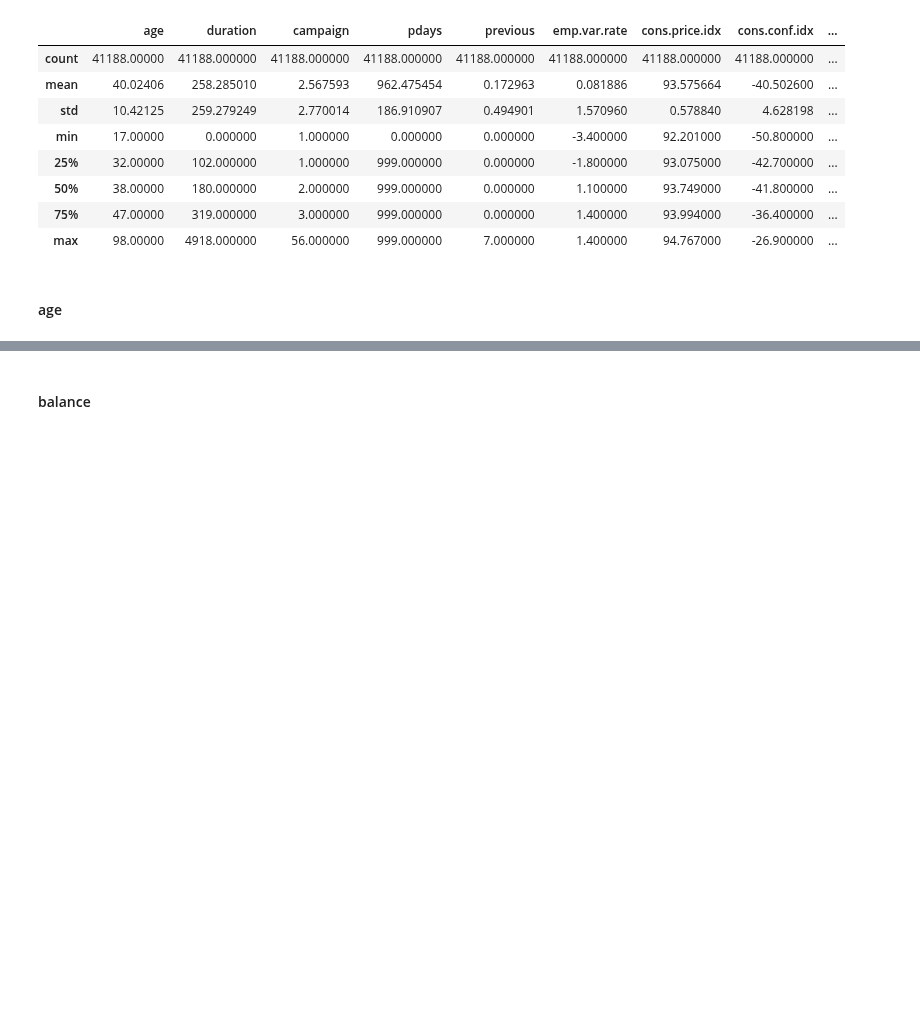
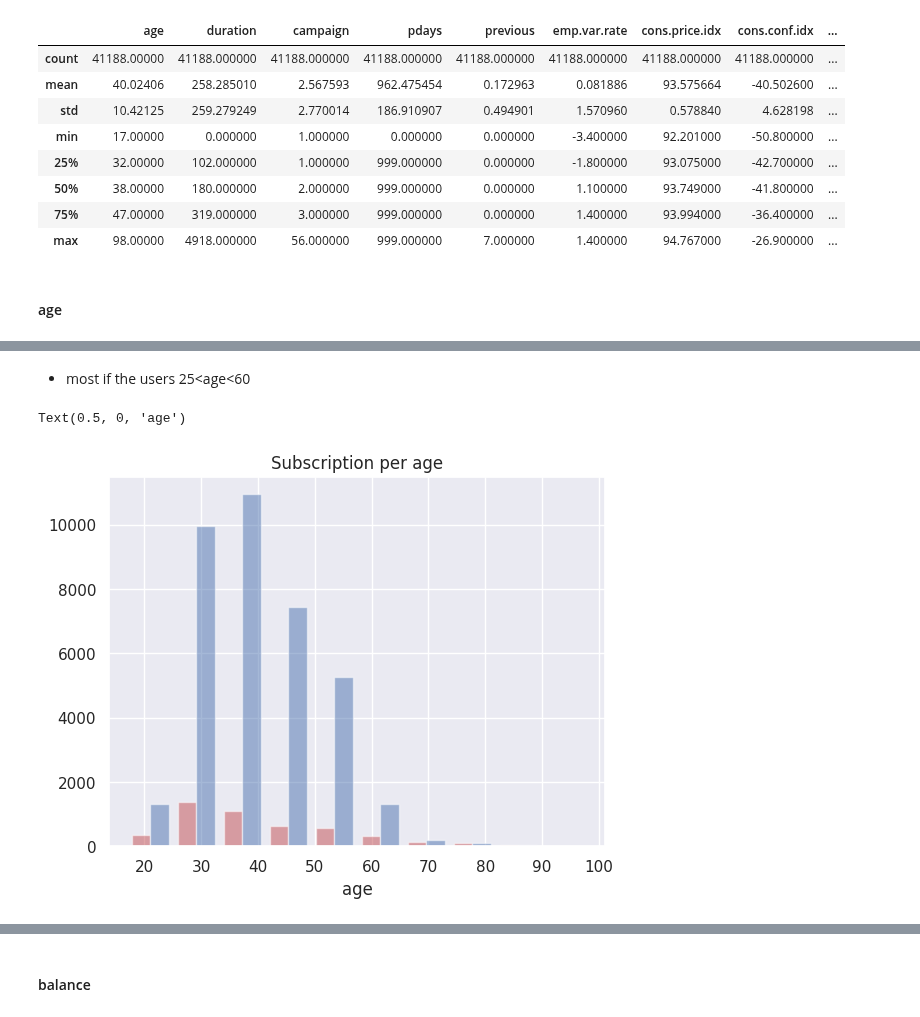
Before and after one commit to dmytrovelychko/rd_ds_python, a Jupyter notebook: cw.ipynb, the cells around one changed output, grey strips where cells are left out. Drawn from its saved outputs; the diff is of its cells as text; code cells hidden in the pictures; blank space fills up the shorter version.

```diff
--- a/cw.ipynb
+++ b/cw.ipynb
@@ -110,0 +119,9 @@ df.describe()
+# %% [markdown]
+- most if the users 25<age<60
+# %%
+plt.hist([df[df['y'] == 'yes']['age'], df[df['y'] == 'no']['age']], color=['r','b'], alpha=0.5)
+plt.title('Subscription per age')
+plt.xlabel('age')
+# %% [output]
+Text(0.5, 0, 'age')
+[figure, added]
```
Also changed, not shown: parts of 8 cells of this notebook.
